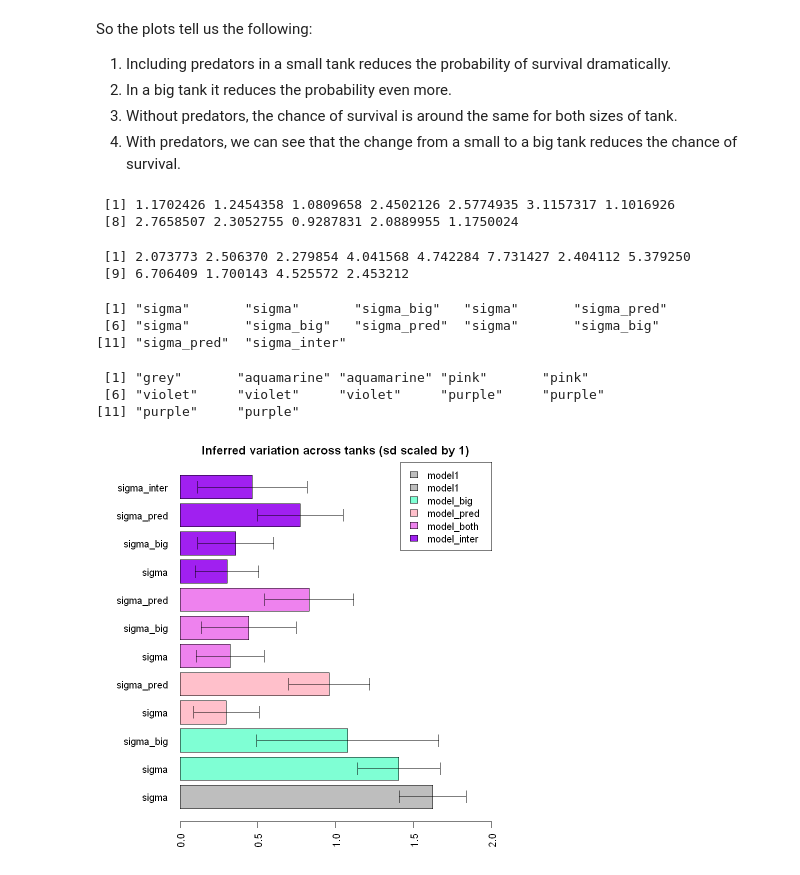
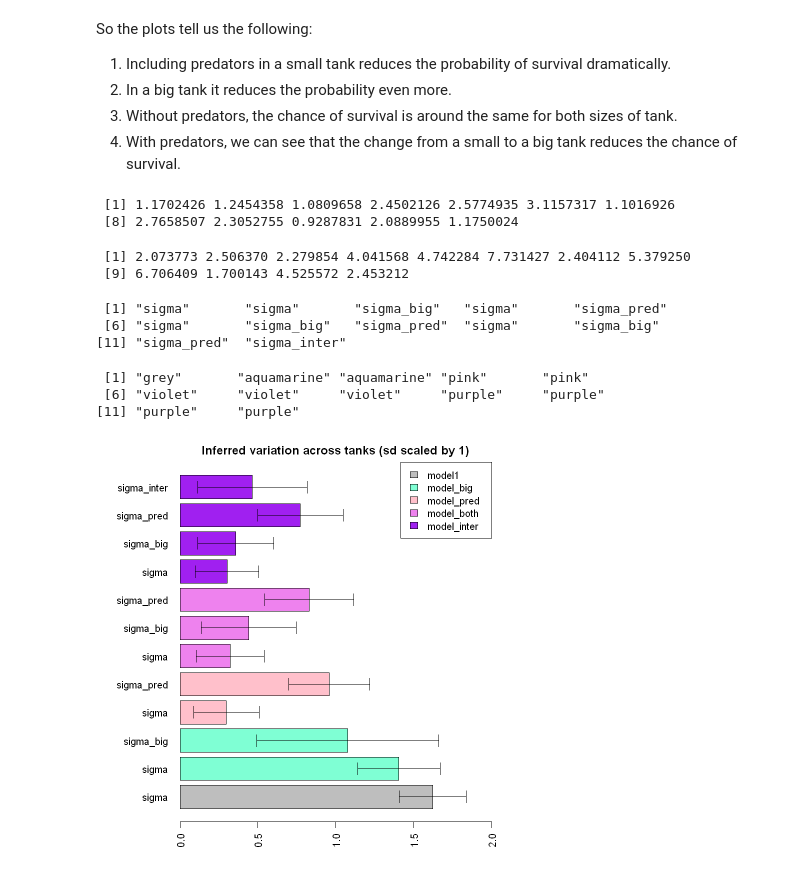
Before and after one commit to TimeTeleporter/advanced_statistics, a Jupyter notebook: exercise_sheet_11/exercise_sheet_11_Immanuel_Albrecht.ipynb, the cells around one changed output. Cells and saved outputs as stored; diff of their text form; code cells hidden in the pictures.

Commit message:
Finished the sigma fiesta

```diff
--- a/exercise_sheet_11/exercise_sheet_11_Immanuel_Albrecht.ipynb
+++ b/exercise_sheet_11/exercise_sheet_11_Immanuel_Albrecht.ipynb
@@ -573,65 +573,65 @@ posteriors <- list(
 )
 sigma_means <- c()
 sigma_sds <- c()
-names <- c()
-cols <- c()
+sigma_names <- c()
+sigma_cols <- c()
 model_names <- c()
 model_cols <- c()
 
 for (pac in posteriors) {
 	post <- pac$post
+	col <- pac$col
 	model_names <- append(model_names, pac$name)
-	col <- pac$col
 	model_cols <- append(model_cols, col)
 	if (any(names(post) == "sigma")) {
 		sigma_means <- append(sigma_means, mean(post$sigma))
 		sigma_sds <- append(sigma_sds, sd(post$sigma))
-		names <- append(names, "sigma")
-		cols <- append(cols, col)
+		sigma_names <- append(sigma_names, "sigma")
+		sigma_cols <- append(sigma_cols, col)
 	}
 	if (any(names(post) == "sigma_big")) {
 		sigma_means <- append(sigma_means, mean(post$sigma_big))
 		sigma_sds <- append(sigma_sds, sd(post$sigma_big))
-		names <- append(names, "sigma_big")
-		cols <- append(cols, col)
+		sigma_names <- append(sigma_names, "sigma_big")
+		sigma_cols <- append(sigma_cols, col)
 	}
 	if (any(names(post) == "sigma_pred")) {
 		sigma_means <- append(sigma_means, mean(post$sigma_pred))
 		sigma_sds <- append(sigma_sds, sd(post$sigma_pred))
-		names <- append(names, "sigma_pred")
-		cols <- append(cols, col)
+		sigma_names <- append(sigma_names, "sigma_pred")
+		sigma_cols <- append(sigma_cols, col)
 	}
 	if (any(names(post) == "sigma_inter")) {
 		sigma_means <- append(sigma_means, mean(post$sigma_inter))
 		sigma_sds <- append(sigma_sds, sd(post$sigma_inter))
-		names <- append(names, "sigma_inter")
-		cols <- append(cols, col)
+		sigma_names <- append(sigma_names, "sigma_inter")
+		sigma_cols <- append(sigma_cols, col)
 	}
 }
 
 sigma_mean
 sigma_sd
-namings
-cols
+sigma_names
+sigma_cols
 
 scale <- 1.2
 offset <- 0.5
 sd_scale <- 1
 
 par(mar = c(3, 7, 2, 2))
-bp <- barplot(sigma_means, names.arg = names, las=2, xpd = FALSE, horiz = TRUE, col = cols, xlim = c(0, 2))
+bp <- barplot(sigma_means, names.arg = sigma_names, las=2, xpd = FALSE, horiz = TRUE, col = sigma_cols, xlim = c(0, 2))
 arrows(sigma_means + sigma_sds * sd_scale, (1:length(sigma_means)) * scale - offset, sigma_means - sigma_sds * sd_scale, (1:length(sigma_means)) * scale - offset, angle = 90, code = 3, length = 0.1, col = "black")
 title(paste("Inferred variation across tanks ", "(sd scaled by ", sd_scale, ")", sep = ""))
 legend("topright", model_names, fill = model_cols)
 # %% [output]
  [1] 1.1702426 1.2454358 1.0809658 2.4502126 2.5774935 3.1157317 1.1016926
  [8] 2.7658507 2.3052755 0.9287831 2.0889955 1.1750024
  [1] 2.073773 2.506370 2.279854 4.041568 4.742284 7.731427 2.404112 5.379250
  [9] 6.706409 1.700143 4.525572 2.453212
  [1] "sigma"       "sigma"       "sigma_big"   "sigma"       "sigma_pred"
  [6] "sigma"       "sigma_big"   "sigma_pred"  "sigma"       "sigma_big"
 [11] "sigma_pred"  "sigma_inter"
  [1] "grey"       "aquamarine" "aquamarine" "pink"       "pink"
  [6] "violet"     "violet"     "violet"     "purple"     "purple"
 [11] "purple"     "purple"
-[figure, old version]
+[figure, new version]
```
